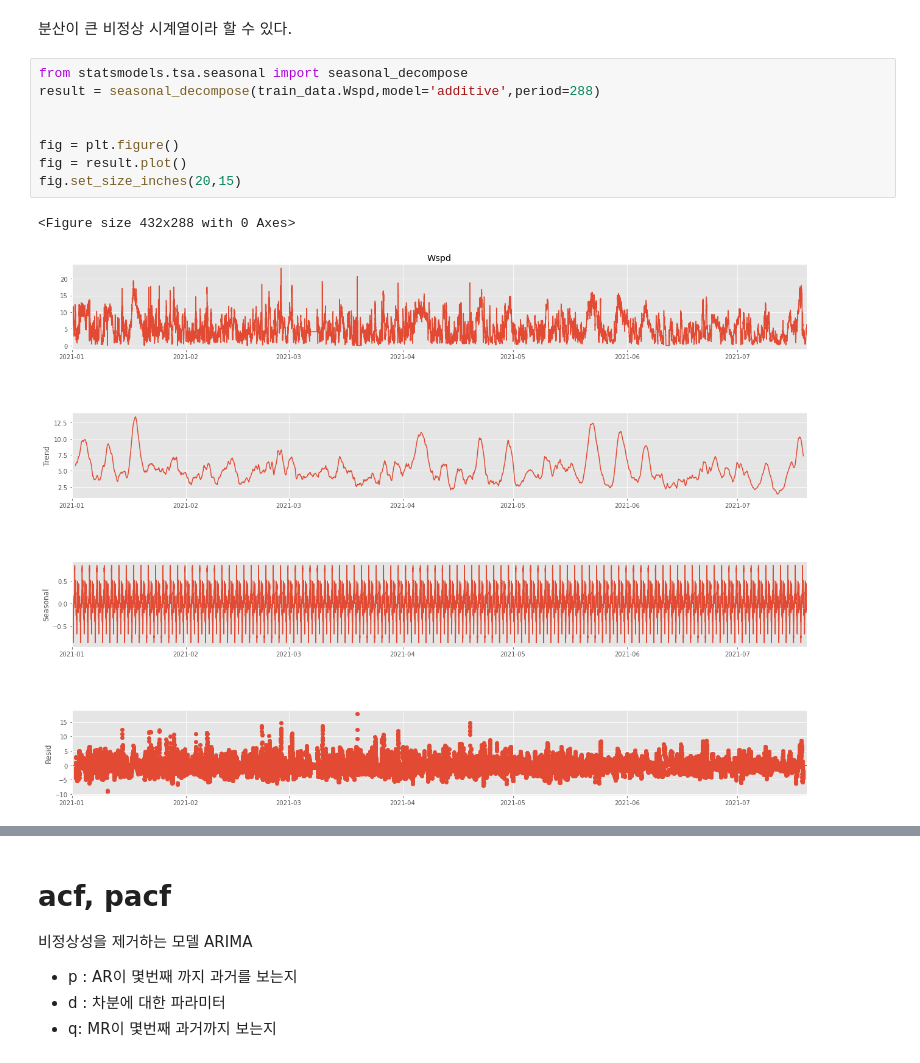
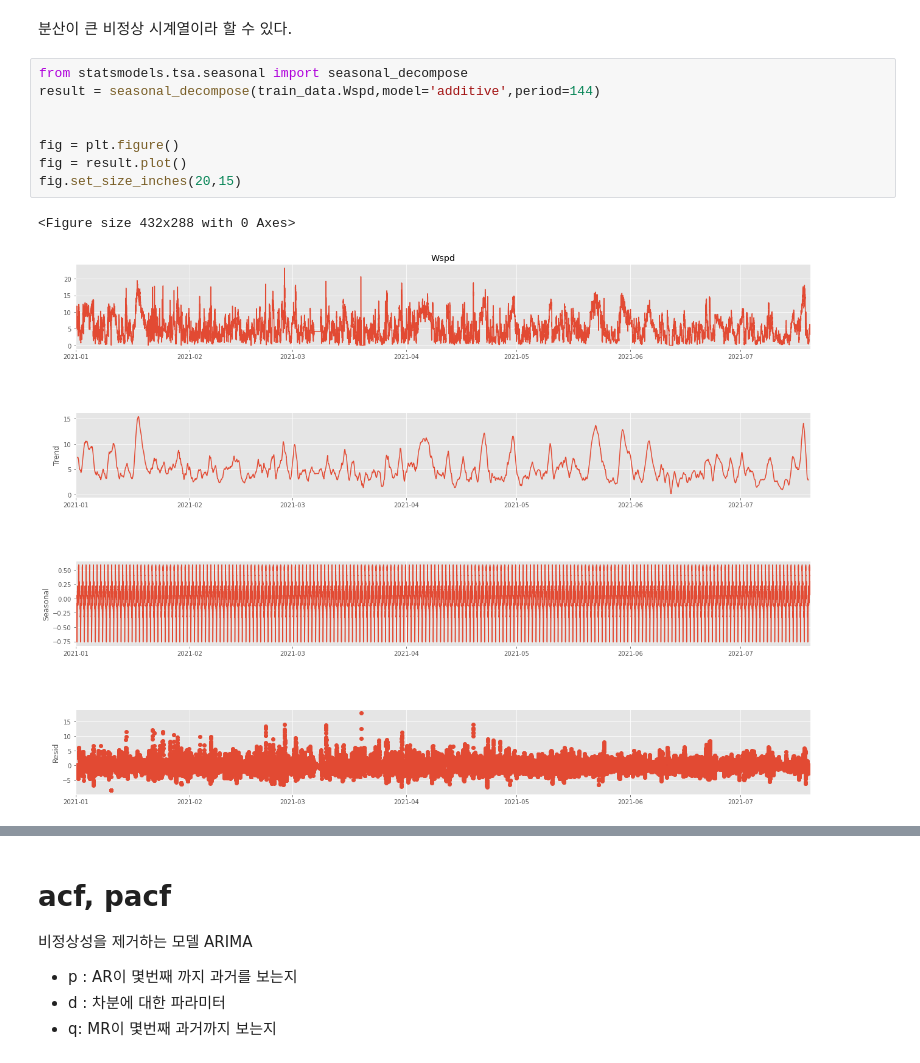
Before and after one commit to bub3690/dacon_study, a Jupyter notebook: inha_2022/Arima-p.ipynb, the cells around one changed output, grey strips where cells are left out. Saved outputs shown, nothing was run; the diff lists cells and outputs as text.

```diff
--- a/inha_2022/Arima-p.ipynb
+++ b/inha_2022/Arima-p.ipynb
@@ -239,15 +239,15 @@ Text(0, 0.5, 'Wspd')
 분산이 큰 비정상 시계열이라 할 수 있다.
 # %%
 from statsmodels.tsa.seasonal import seasonal_decompose
-result = seasonal_decompose(train_data.Wspd,model='additive',period=288)
+result = seasonal_decompose(train_data.Wspd,model='additive',period=144)
 
 
 fig = plt.figure()
 fig = result.plot()
 fig.set_size_inches(20,15)
 # %% [output]
 <Figure size 432x288 with 0 Axes>
-[figure, old version]
+[figure, new version]
 # %%
 fig = plt.figure()
 fig.set_size_inches(20,15)
```
Also changed, not shown: parts of 13 cells of this notebook, 7 other files.
